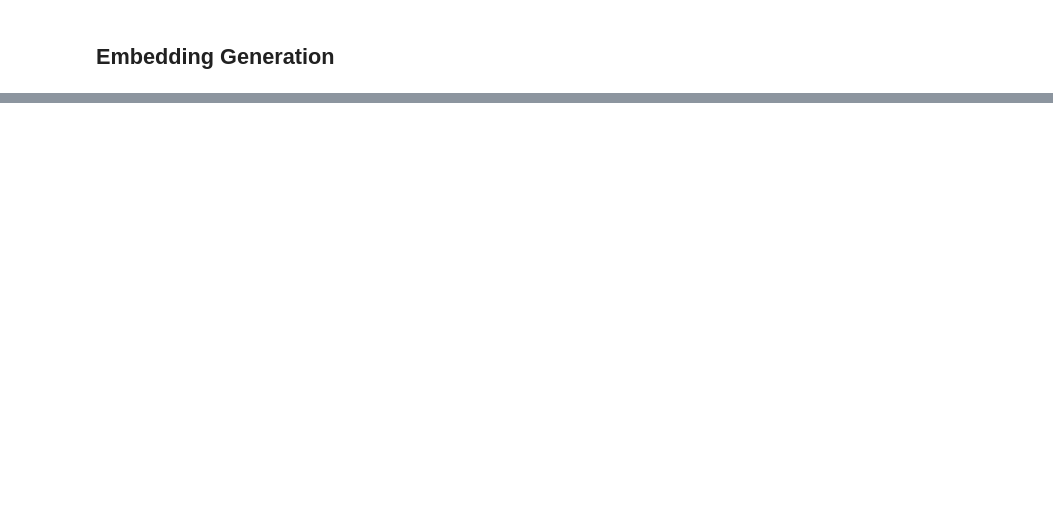
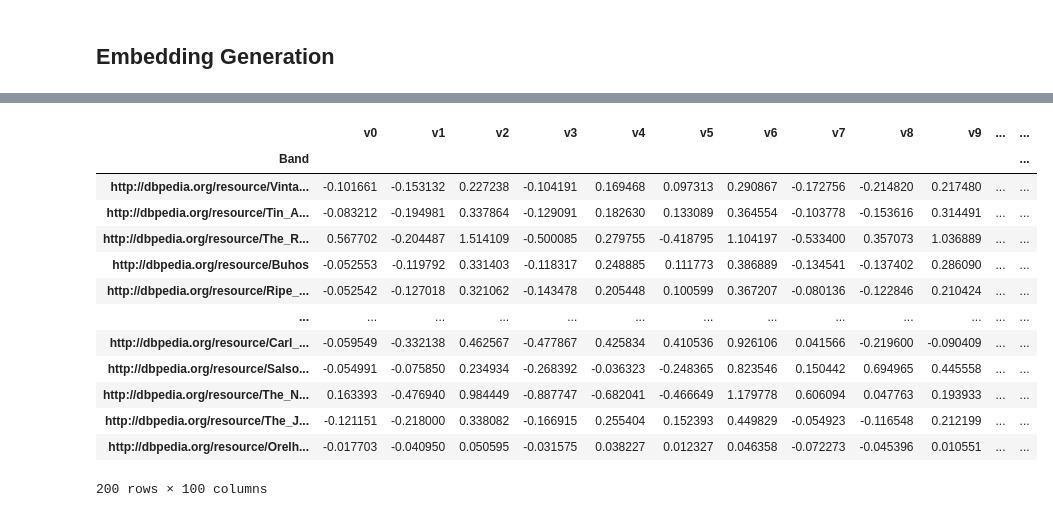
Before and after one commit to dwslab/jRDF2Vec, a Jupyter notebook: examples/jupyter_notebook/jRDF2vec-for-oa.ipynb, the cells around one changed output, grey strips where cells are left out. Saved outputs shown, nothing was run; the diff lists cells and outputs as text; code cells hidden in the pictures; blank space fills up the shorter version.

```diff
--- a/examples/jupyter_notebook/jRDF2vec-for-oa.ipynb
+++ b/examples/jupyter_notebook/jRDF2vec-for-oa.ipynb
@@ -79,0 +76,8 @@ Words in train file: 29456
+# %%
+# Let's load the labels file
+import pandas as pd
+labels_file_path_str: str = "./bands_labels.csv"
+labels_df = pd.read_csv(labels_file_path_str, sep="\t")
+dfX = labels_df[["Band"]]
+dfY = labels_df[["Genre"]]
+labels_df
@@ -79,0 +104,18 @@ Words in train file: 29456
+# %%
+dfXvectors = pd.concat([dfX.set_index("Band"), dfVectors.set_index("Band")], axis=1, join="inner")
+dfXvectors
+# %% [output]
+|  | v0 | v1 | v2 | v3 | v4 | v5 | v6 | v7 | v8 | v9 | ... | ... |
+| Band |  |  |  |  |  |  |  |  |  |  |  | ... |
+| http://dbpedia.org/resource/Vinta... | -0.101661 | -0.153132 | 0.227238 | -0.104191 | 0.169468 | 0.097313 | 0.290867 | -0.172756 | -0.214820 | 0.217480 | ... | ... |
+| http://dbpedia.org/resource/Tin_A... | -0.083212 | -0.194981 | 0.337864 | -0.129091 | 0.182630 | 0.133089 | 0.364554 | -0.103778 | -0.153616 | 0.314491 | ... | ... |
+| http://dbpedia.org/resource/The_R... | 0.567702 | -0.204487 | 1.514109 | -0.500085 | 0.279755 | -0.418795 | 1.104197 | -0.533400 | 0.357073 | 1.036889 | ... | ... |
+| http://dbpedia.org/resource/Buhos | -0.052553 | -0.119792 | 0.331403 | -0.118317 | 0.248885 | 0.111773 | 0.386889 | -0.134541 | -0.137402 | 0.286090 | ... | ... |
+| http://dbpedia.org/resource/Ripe_... | -0.052542 | -0.127018 | 0.321062 | -0.143478 | 0.205448 | 0.100599 | 0.367207 | -0.080136 | -0.122846 | 0.210424 | ... | ... |
+| ... | ... | ... | ... | ... | ... | ... | ... | ... | ... | ... | ... | ... |
+| http://dbpedia.org/resource/Carl_... | -0.059549 | -0.332138 | 0.462567 | -0.477867 | 0.425834 | 0.410536 | 0.926106 | 0.041566 | -0.219600 | -0.090409 | ... | ... |
+| http://dbpedia.org/resource/Salso... | -0.054991 | -0.075850 | 0.234934 | -0.268392 | -0.036323 | -0.248365 | 0.823546 | 0.150442 | 0.694965 | 0.445558 | ... | ... |
+| http://dbpedia.org/resource/The_N... | 0.163393 | -0.476940 | 0.984449 | -0.887747 | -0.682041 | -0.466649 | 1.179778 | 0.606094 | 0.047763 | 0.193933 | ... | ... |
+| http://dbpedia.org/resource/The_J... | -0.121151 | -0.218000 | 0.338082 | -0.166915 | 0.255404 | 0.152393 | 0.449829 | -0.054923 | -0.116548 | 0.212199 | ... | ... |
+| http://dbpedia.org/resource/Orelh... | -0.017703 | -0.040950 | 0.050595 | -0.031575 | 0.038227 | 0.012327 | 0.046358 | -0.072273 | -0.045396 | 0.010551 | ... | ... |
+200 rows × 100 columns
```
Also changed, not shown: parts of 10 cells of this notebook, 3 other files.
